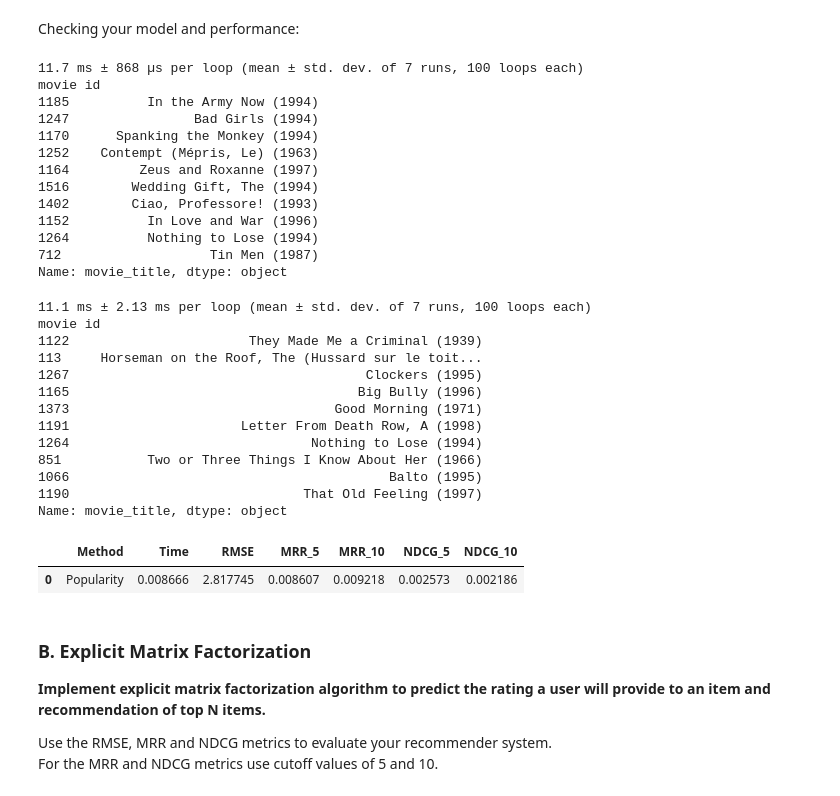
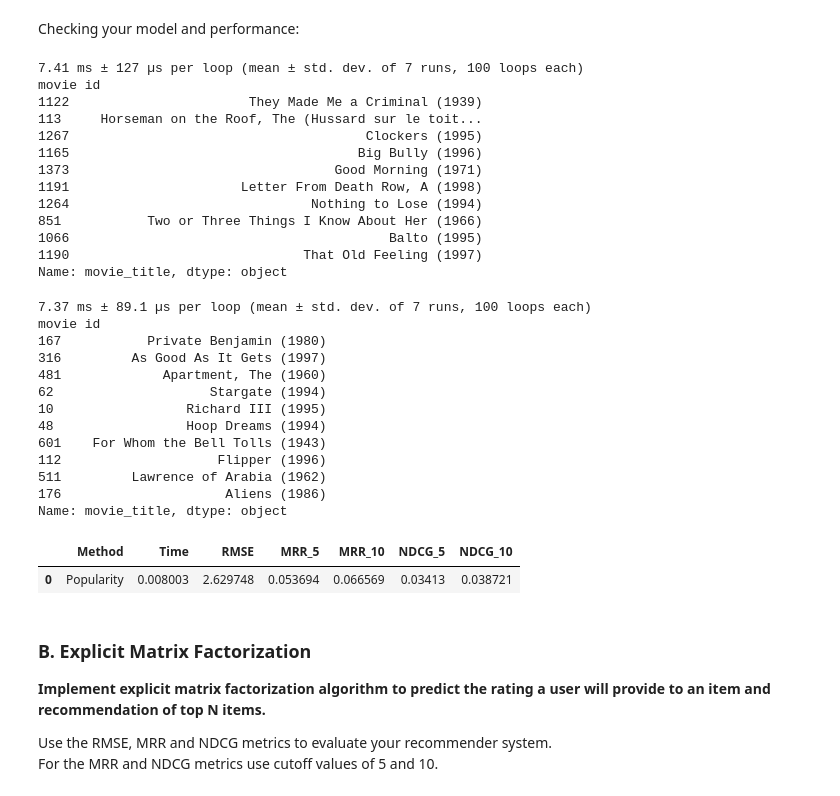
Before and after one commit to tsalex1992/Recommendation-Systems, a Jupyter notebook: HW1/Assignment1.ipynb, the cells around one changed output. Cells and saved outputs as stored; diff of their text form; code cells hidden in the pictures.

```diff
--- a/HW1/Assignment1.ipynb
+++ b/HW1/Assignment1.ipynb
@@ -285,28 +287,26 @@ class my_metrics:
         Returns:
             float: RMSE for a single user
         """
-        user_true = user_true.clip(lower_bound, upper_bound)
-        user_pred = user_pred.clip(lower_bound, upper_bound)
-        return np.sqrt(np.mean(np.square(user_true - user_pred)))
+
+        return np.sqrt(np.mean((user_true - user_pred) ** 2))
 
     @staticmethod
-    def MRR(df_true: np.ndarray, df_pred: np.ndarray, lower_bound=1, upper_bound=5, top_n=5) -> float:
+    def MRR(df_true: np.ndarray, df_pred: np.ndarray, lower_bound=4, top_n=5) -> float:
         """ Mean Reciprocal Rank for all users """
         num_of_users = df_true.shape[0]
         scores = [
-            my_metrics.MRR_for_user(df_true[i], df_pred[i], lower_bound, upper_bound, top_n)
+            my_metrics.MRR_for_user(df_true[i], df_pred[i], lower_bound, top_n)
             for i in range(num_of_users)
         ]
         return np.mean(scores)
 
     @staticmethod
-    def MRR_for_user(user_true: np.ndarray, user_pred: np.ndarray, lower_bound=1, upper_bound=5, top_n=5) -> float:
+    def MRR_for_user(user_true: np.ndarray, user_pred: np.ndarray, lower_bound=4, top_n=5) -> float:
         """ Computes MRR for a single user.
         Args:
             user_true: list of true ratings for a single user
             user_pred: list of predicted ratings for a single user
             lower_bound: lower bound of rating scale
-            upper_bound: upper bound of rating scale
             top_n: number of top items to consider
         Returns:
             MRR for a single user
@@ -321,17 +321,17 @@ class my_metrics:
         return 0
 
     @staticmethod
-    def NDCG(df_true: np.ndarray, df_pred: np.ndarray, lower_bound=1, upper_bound=5, top_n=5) -> float:
+    def NDCG(df_true: np.ndarray, df_pred: np.ndarray, top_n=5) -> float:
         """ Computes NDCG for all users """
         num_of_users = df_true.shape[0]
         scores = [
-            my_metrics.NDCG_for_user(df_true[i], df_pred[i], lower_bound, upper_bound, top_n)
+            my_metrics.NDCG_for_user(df_true[i], df_pred[i], top_n)
             for i in range(num_of_users)
         ]
         return np.mean(scores)
 
     @staticmethod
-    def NDCG_for_user(user_true: np.ndarray, user_pred: np.ndarray, lower_bound=1, upper_bound=5, top_n=5) -> float:
+    def NDCG_for_user(user_true: np.ndarray, user_pred: np.ndarray, top_n=5) -> float:
         """ Computes NDCG for a single user.
         Args:
             user_true: list of true ratings for a single user
@@ -475,7 +479,7 @@ class POP():
     def get_rmse(self, test):
         return my_metrics.RMSE(test, self.recommended)
 
-    def get_mrr(self, test, k=5, threshold=3):
+    def get_mrr(self, test, k=5, threshold=4):
         return my_metrics.MRR(test, self.recommended, top_n=k, lower_bound=threshold)
 
     def get_ndcg(self, test, k=10):
@@ -494,48 +498,48 @@ model_pop = POP(train)
 %timeit model_pop.fit()
 print(model_pop.predict_title())
 # %% [output]
-11.7 ms ± 868 µs per loop (mean ± std. dev. of 7 runs, 100 loops each)
+7.41 ms ± 127 µs per loop (mean ± std. dev. of 7 runs, 100 loops each)
 movie id
-1185          In the Army Now (1994)
-1247                Bad Girls (1994)
-1170      Spanking the Monkey (1994)
-1252    Contempt (Mépris, Le) (1963)
-1164         Zeus and Roxanne (1997)
-1516        Wedding Gift, The (1994)
-1402        Ciao, Professore! (1993)
-1152          In Love and War (1996)
-1264          Nothing to Lose (1994)
-712                   Tin Men (1987)
+1122                       They Made Me a Criminal (1939)
+113     Horseman on the Roof, The (Hussard sur le toit...
+1267                                      Clockers (1995)
+1165                                     Big Bully (1996)
+1373                                  Good Morning (1971)
+1191                      Letter From Death Row, A (1998)
+1264                               Nothing to Lose (1994)
+851           Two or Three Things I Know About Her (1966)
+1066                                         Balto (1995)
+1190                              That Old Feeling (1997)
 Name: movie_title, dtype: object
 # %%
 # create popularity model
 model_pop= None
 model_pop = POP(train)
 
 # train model
 %timeit model_pop.fit()
 print(model_pop.predict_title())
-# final_results = pd.DataFrame(columns=['Method','Time','RMSE','MRR_5','MRR_10','NDCG_5','NDCG_10'])
+final_results = pd.DataFrame(columns=['Method','Time','RMSE','MRR_5','MRR_10','NDCG_5','NDCG_10'])
 final_results.loc[len(final_results)] = 'Popularity', model_pop.fit_time, model_pop.get_rmse(test.values), model_pop.get_mrr(test.values,k=5), model_pop.get_mrr(test.values,k=10), model_pop.get_ndcg(test.values,k=5), model_pop.get_ndcg(test.values,k=10)
 
 # display
 final_results
 # %% [output]
-11.1 ms ± 2.13 ms per loop (mean ± std. dev. of 7 runs, 100 loops each)
+7.37 ms ± 89.1 µs per loop (mean ± std. dev. of 7 runs, 100 loops each)
 movie id
-1122                       They Made Me a Criminal (1939)
-113     Horseman on the Roof, The (Hussard sur le toit...
-1267                                      Clockers (1995)
-1165                                     Big Bully (1996)
-1373                                  Good Morning (1971)
-1191                      Letter From Death Row, A (1998)
-1264                               Nothing to Lose (1994)
-851           Two or Three Things I Know About Her (1966)
-1066                                         Balto (1995)
-1190                              That Old Feeling (1997)
+167           Private Benjamin (1980)
+316         As Good As It Gets (1997)
+481             Apartment, The (1960)
+62                    Stargate (1994)
+10                 Richard III (1995)
+48                 Hoop Dreams (1994)
+601    For Whom the Bell Tolls (1943)
+112                    Flipper (1996)
+511         Lawrence of Arabia (1962)
+176                     Aliens (1986)
 Name: movie_title, dtype: object
 |  | Method | Time | RMSE | MRR_5 | MRR_10 | NDCG_5 | NDCG_10 |
-| 0 | Popularity | 0.008666 | 2.817745 | 0.008607 | 0.009218 | 0.002573 | 0.002186 |
+| 0 | Popularity | 0.008003 | 2.629748 | 0.053694 | 0.066569 | 0.03413 | 0.038721 |
 # %% [markdown]
 ### B. Explicit Matrix Factorization
 
```
Also changed, not shown: parts of 20 cells of this notebook.
